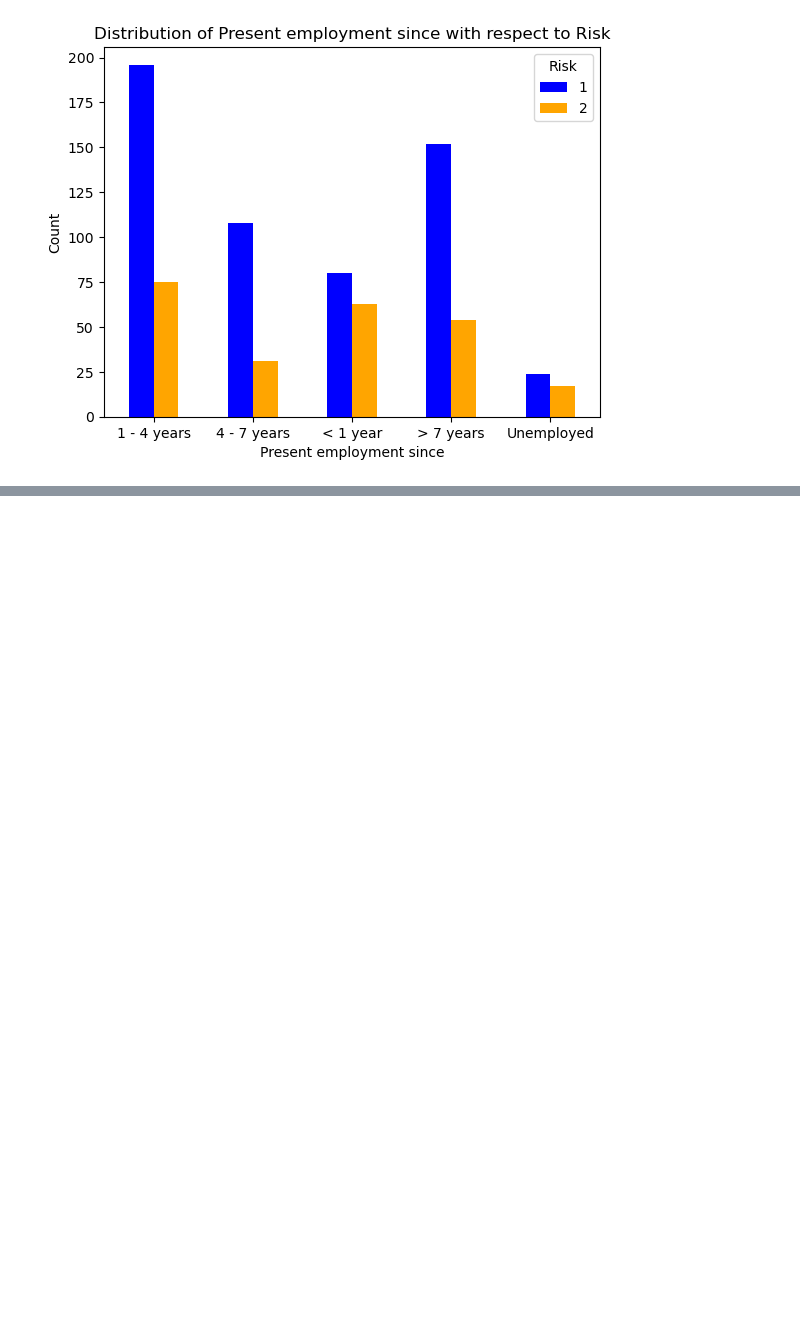
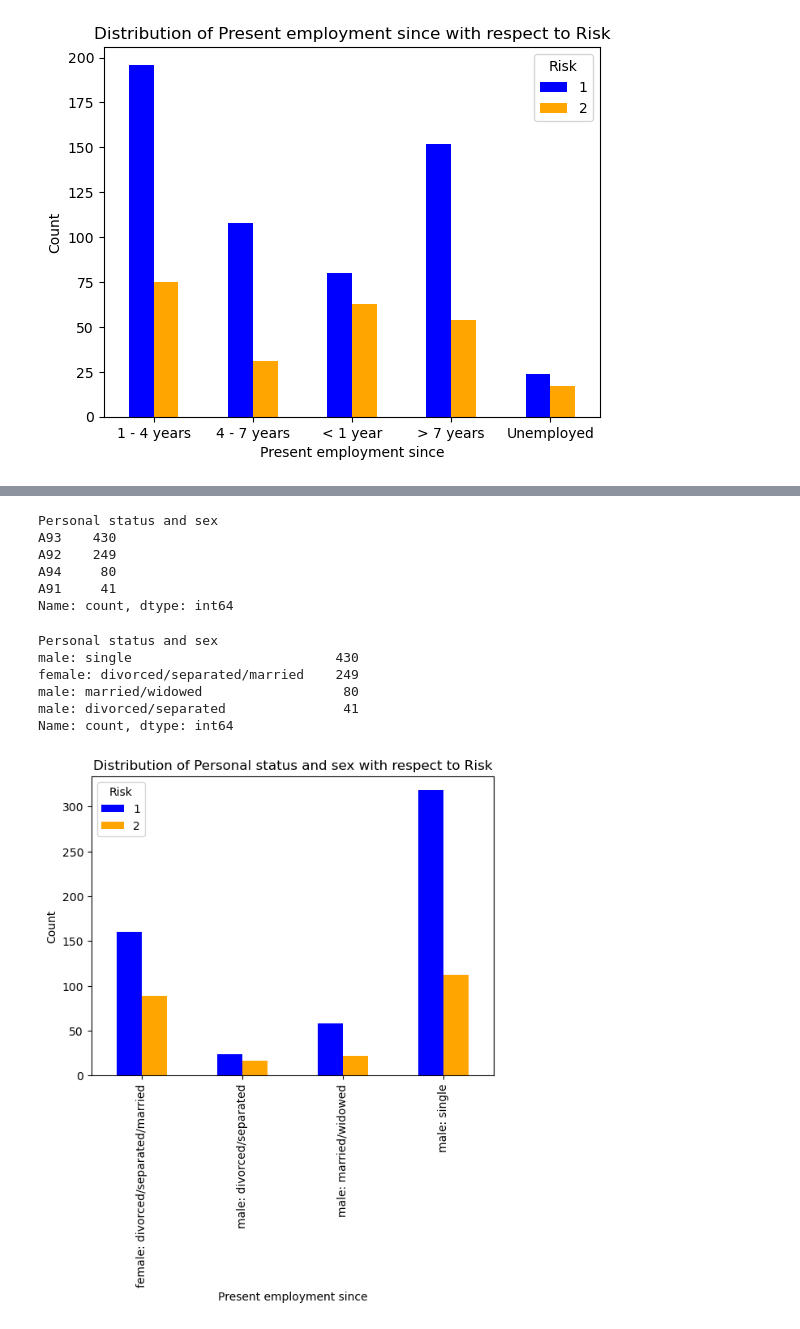
Before and after one commit to mwisechacha/Credit-Risk-Modelling, a Jupyter notebook: credit_risk.ipynb, the cells around one changed output, grey strips where cells are left out. Drawn from its saved outputs; the diff is of its cells as text; code cells hidden in the pictures; blank space fills up the shorter version.

```diff
--- a/credit_risk.ipynb
+++ b/credit_risk.ipynb
@@ -456,0 +461,35 @@ plt.show()
+# %%
+# exploring the personal status
+credit_visualization["Personal status and sex"].value_counts()
+# %% [output]
+Personal status and sex
+A93    430
+A92    249
+A94     80
+A91     41
+Name: count, dtype: int64
+# %%
+credit_visualization["Personal status and sex"] = credit_visualization["Personal status and sex"].replace({
+    "A91": "male: divorced/separated",
+    "A92": "female: divorced/separated/married",
+    "A93": "male: single",
+    "A94": "male: married/widowed",
+    "A95": "female: single"
+})
+credit_visualization["Personal status and sex"].value_counts()
+# %% [output]
+Personal status and sex
+male: single                          430
+female: divorced/separated/married    249
+male: married/widowed                  80
+male: divorced/separated               41
+Name: count, dtype: int64
+# %%
+pd.crosstab(credit_visualization["Personal status and sex"], credit_visualization["Risk"]).plot(kind="bar", color=["blue", "orange"])
+plt.title("Distribution of Personal status and sex with respect to Risk")
+plt.xlabel("Present employment since")
+plt.ylabel("Count")
+plt.xticks(rotation=90)
+plt.show()
+# %% [output]
+[figure, added]
```
Also changed, not shown: parts of 5 cells of this notebook.
